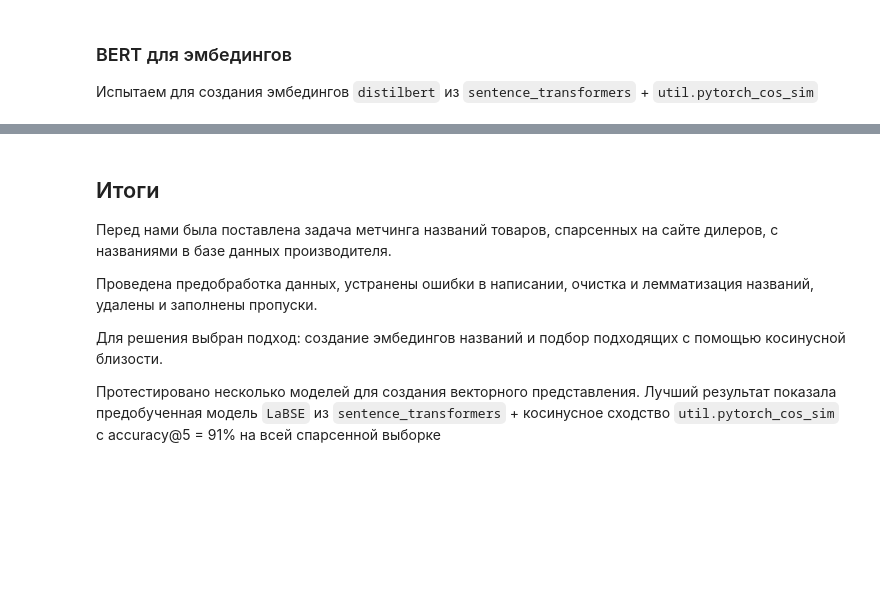
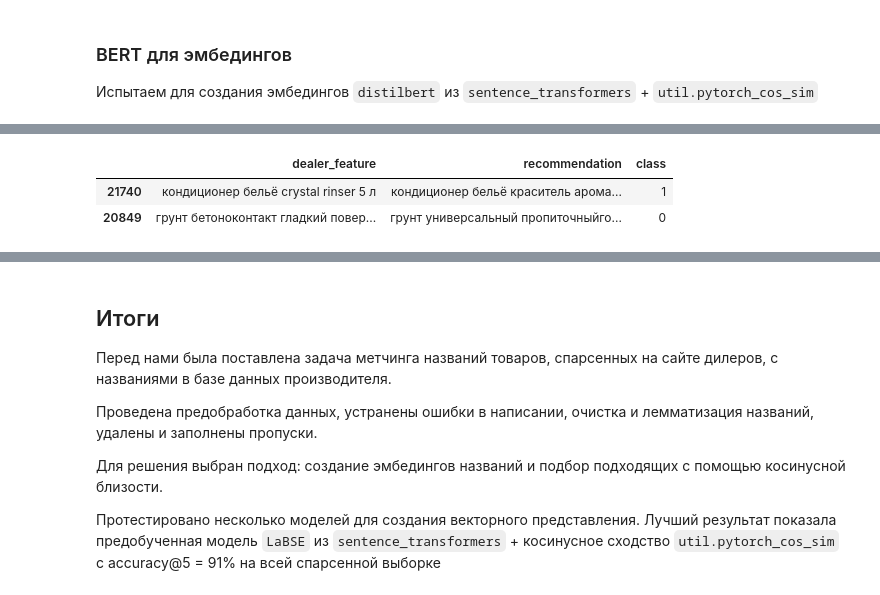
Before and after one commit to avkrickaya/Prosept_matching, a Jupyter notebook: prosept-hack-notebook.ipynb, the cells around one changed output, grey strips where cells are left out. Drawn from its saved outputs; the diff is of its cells as text; code cells hidden in the pictures; blank space fills up the shorter version.

```diff
--- a/prosept-hack-notebook.ipynb
+++ b/prosept-hack-notebook.ipynb
@@ -868,0 +1219,49 @@ results_table
+# %%
+
+# Предполагаем, что full_data и data_products - это ваши исходные таблицы
+
+# 1. Инициализация списка для хранения данных
+data_rows = []
+
+# 2. Проходим по каждой строке в full_data
+for _, row in full_data.iterrows():
+    # Получаем значения из recommendations_labse
+    recommended_indices = row['tfidf_matcher']
+
+    # Получаем правильное название из data_products
+    true_name = data_products.loc[data_products['id'].isin(recommended_indices), 'feature'].values[0]
+
+    # Создаем строки для добавления в таблицу
+    for recommended_index in recommended_indices:
+        is_true_name = int(recommended_index == row['id'])
+        data_rows.append({
+        'dealer_feature': row['dealer_feature'],
+        'recommendation': data_products.loc[data_products['id'] == recommended_index, 'feature'].values[0],
+        'class': is_true_name
+        })
+
+# Получаем уникальные пары dealer_feature и recommendation из full_data
+unique_pairs = full_data[['dealer_feature', 'feature', 'key', 'id']].drop_duplicates()
+data_rows_no_pair = []
+for _, row in unique_pairs.iterrows():
+    dealer_feature = row['dealer_feature']
+    recommendation = row['feature']
+    is_pair_exist = training_data[(training_data['dealer_feature'] == dealer_feature) &
+                                  (training_data['recommendation'] == recommendation)].shape[0] > 0
+    if not is_pair_exist:
+        data_rows.append({'dealer_feature': dealer_feature,
+                          'recommendation': recommendation,
+                          'class': 1})
+
+classification_df = pd.DataFrame(data_rows)
+# удалить дубликаты
+classification_df = classification_df.drop_duplicates(subset=['dealer_feature', 'recommendation'])
+
+# Сохраняем полученную таблицу в файл
+classification_df.to_csv('classification_df.csv', index=False)
+# %%
+classification_df.sample(2)
+# %% [output]
+|  | dealer_feature | recommendation | class |
+| 21740 | кондиционер бельё crystal rinser 5 л | кондиционер бельё краситель арома... | 1 |
+| 20849 | грунт бетоноконтакт гладкий повер... | грунт универсальный пропиточныйго... | 0 |
```
Also changed, not shown: parts of 107 cells of this notebook.
